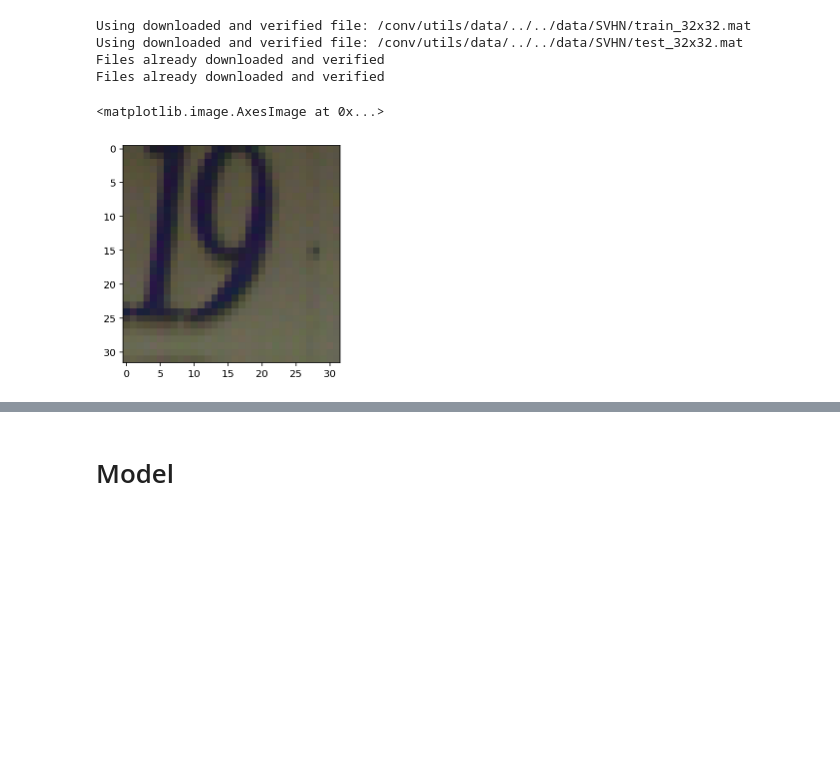
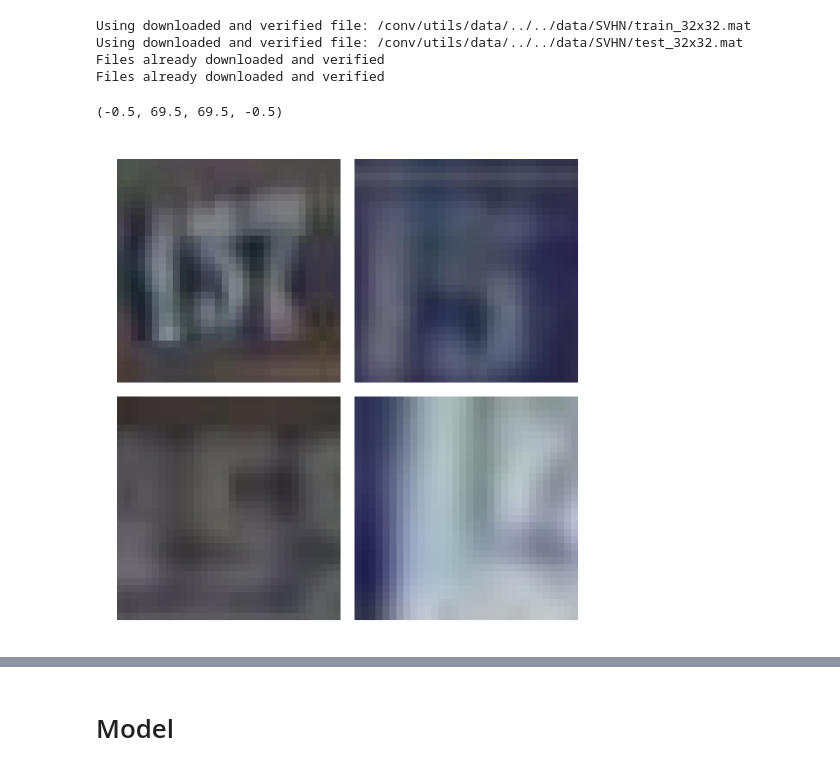
Before and after one commit to YannDubs/Semi-Supervised-Neural-Processes, a Jupyter notebook: notebooks/Neural Process Images.ipynb, the cells around one changed output, grey strips where cells are left out. Drawn from its saved outputs; the diff is of its cells as text; code cells hidden in the pictures; blank space fills up the shorter version.

```diff
--- a/notebooks/Neural Process Images.ipynb
+++ b/notebooks/Neural Process Images.ipynb
@@ -59,13 +59,22 @@ Using downloaded and verified file: /conv/utils/data/../../data/SVHN/train_32x32
 Using downloaded and verified file: /conv/utils/data/../../data/SVHN/test_32x32.mat
 Files already downloaded and verified
 Files already downloaded and verified
-# %%
-# SVHN
-im_idx = 1
-plt.imshow(svhn_train[im_idx][0].permute(1, 2, 0))
-# %% [output]
-<matplotlib.image.AxesImage at 0x...>
-[figure, removed]
+# %%
+import random
+from torchvision.utils import make_grid
+
+n_plots=4
+fig, ax = plt.subplots(figsize=(17,9))
+t=torch.stack([svhn_train[random.randint(0, len(svhn_train)-1)][0] for i in range(n_plots)], dim=0)
+grid = make_grid(t,
+                  nrow=2,
+                  pad_value=1.)
+
+ax.imshow(grid.permute(1, 2, 0).numpy())
+ax.axis('off')
+# %% [output]
+(-0.5, 69.5, 69.5, -0.5)
+[figure, added]
 # %%
 # CIFAR10
 im_idx = 1
```
Also changed, not shown: parts of 35 cells of this notebook, 22 other files.
